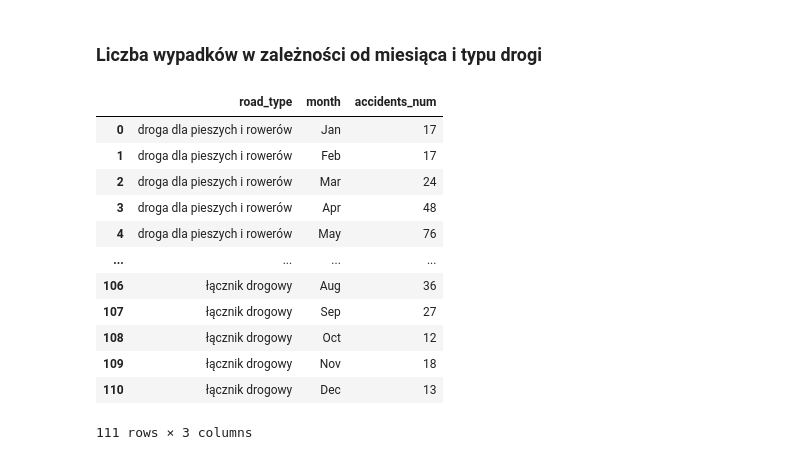
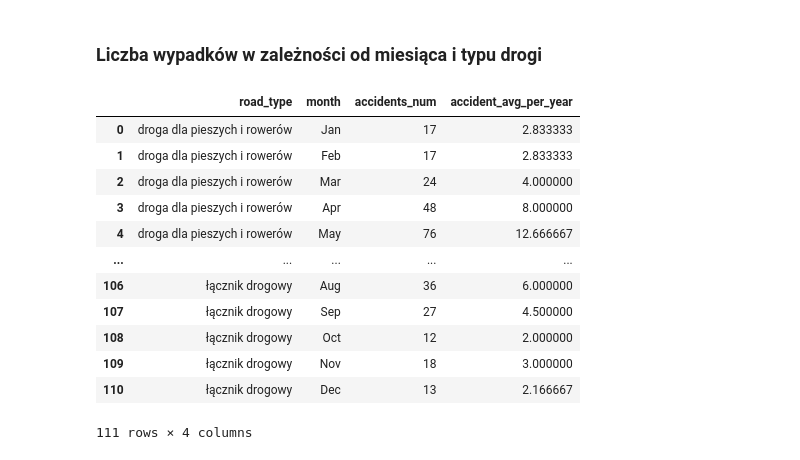
Before and after one commit to spatial-data-PWr/traffic-accidents, a Jupyter notebook: notebooks/03_data_vis.ipynb, the cells around one changed output. Saved outputs shown, nothing was run; the diff lists cells and outputs as text; code cells hidden in the pictures.

```diff
--- a/notebooks/03_data_vis.ipynb
+++ b/notebooks/03_data_vis.ipynb
@@ -376,33 +376,34 @@ plt.legend(title='rok')
 # %%
 year_month_group_type = flatten_multiindex(gdf_merged[['timestamp', 'TYP_right']].groupby(
     [
         gdf_merged['TYP_right'],
         gdf_merged['timestamp'].dt.month.rename('month'),
      ],
 ).agg({'timestamp': ['count']}))
 year_month_group_type = year_month_group_type.rename(columns={
     'timestamp_count': 'accidents_num',
     'TYP_right': 'road_type',
 })
 
-
 year_month_group_type['month'] = year_month_group_type['month'].apply(lambda x: calendar.month_abbr[x])
+year_month_group_type['accident_avg_per_year'] = year_month_group_type['accidents_num'].apply(
+    lambda x: x/6)
 
 year_month_group_type
 # %% [output]
-|  | road_type | month | accidents_num |
-| 0 | droga dla pieszych i rowerów | Jan | 17 |
-| 1 | droga dla pieszych i rowerów | Feb | 17 |
-| 2 | droga dla pieszych i rowerów | Mar | 24 |
-| 3 | droga dla pieszych i rowerów | Apr | 48 |
-| 4 | droga dla pieszych i rowerów | May | 76 |
-| ... | ... | ... | ... |
-| 106 | łącznik drogowy | Aug | 36 |
-| 107 | łącznik drogowy | Sep | 27 |
-| 108 | łącznik drogowy | Oct | 12 |
-| 109 | łącznik drogowy | Nov | 18 |
-| 110 | łącznik drogowy | Dec | 13 |
+|  | road_type | month | accidents_num | accident_avg_per_year |
+| 0 | droga dla pieszych i rowerów | Jan | 17 | 2.833333 |
+| 1 | droga dla pieszych i rowerów | Feb | 17 | 2.833333 |
+| 2 | droga dla pieszych i rowerów | Mar | 24 | 4.000000 |
+| 3 | droga dla pieszych i rowerów | Apr | 48 | 8.000000 |
+| 4 | droga dla pieszych i rowerów | May | 76 | 12.666667 |
+| ... | ... | ... | ... | ... |
+| 106 | łącznik drogowy | Aug | 36 | 6.000000 |
+| 107 | łącznik drogowy | Sep | 27 | 4.500000 |
+| 108 | łącznik drogowy | Oct | 12 | 2.000000 |
+| 109 | łącznik drogowy | Nov | 18 | 3.000000 |
+| 110 | łącznik drogowy | Dec | 13 | 2.166667 |
-111 rows × 3 columns
+111 rows × 4 columns
 # %%
 plt.figure(figsize=(15, 8))
 ax = sns.lineplot(
```
Also changed, not shown: parts of 1 cell of this notebook.
